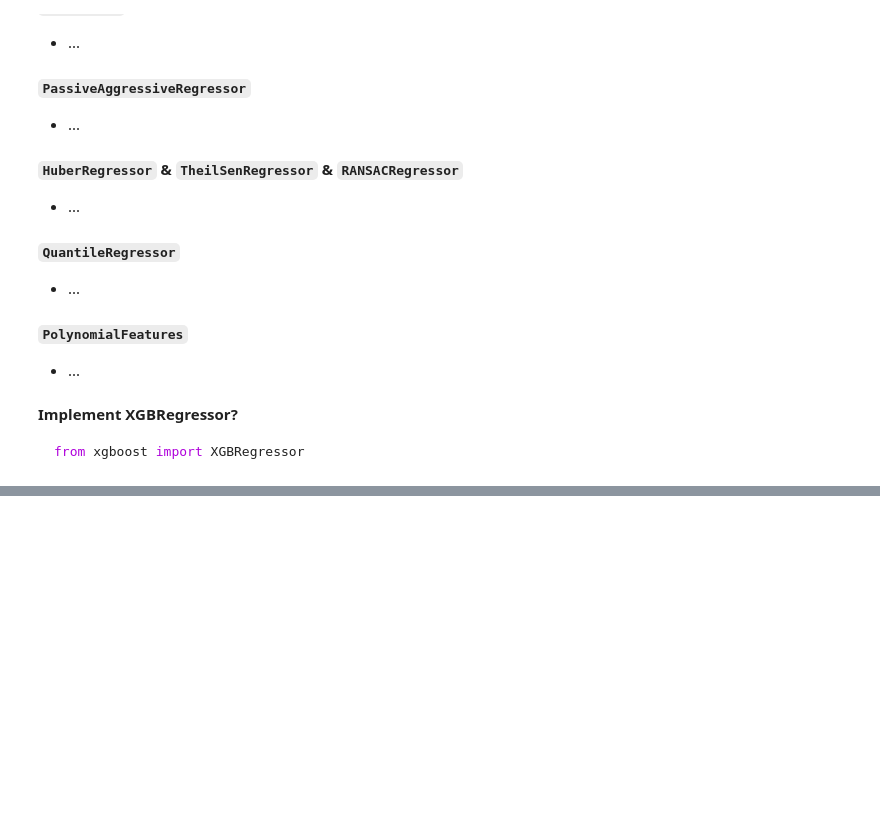
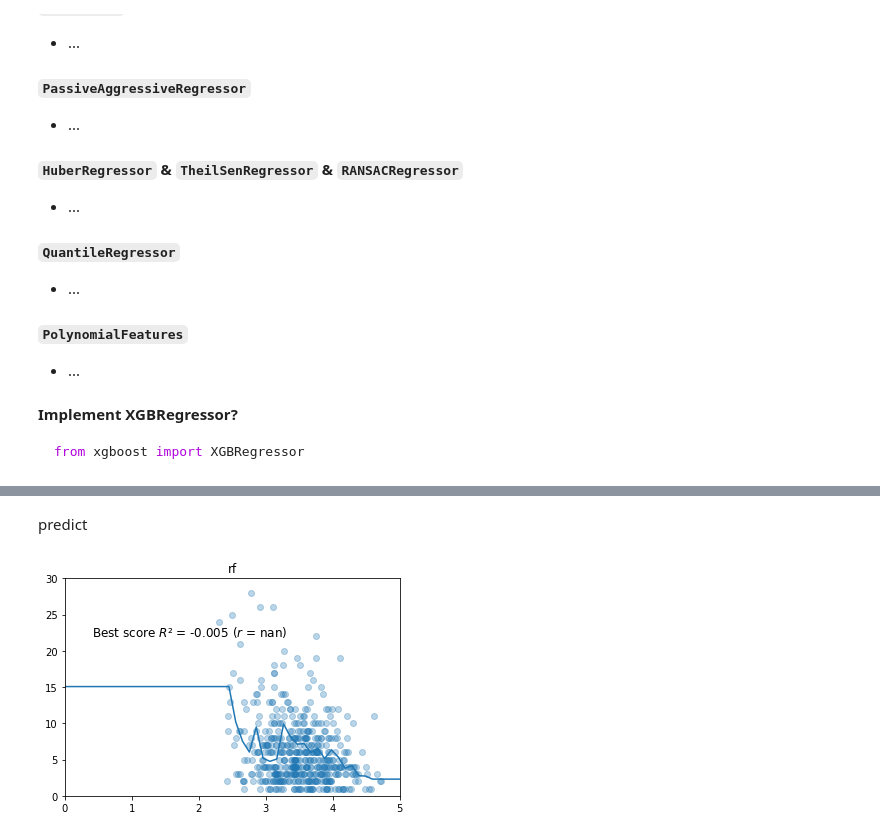
Before and after one commit to dominikpegler/internship_ml, a Jupyter notebook: playground.ipynb, the cells around one changed output, grey strips where cells are left out. Cells and saved outputs as stored; diff of their text form; code cells hidden in the pictures; blank space fills up the shorter version.

```diff
--- a/playground.ipynb
+++ b/playground.ipynb
@@ -284,0 +149,23 @@ print(r2)
+# %% [markdown]
+predict
+# %%
+import numpy as np
+import pandas as pd
+
+y_pred = result.best_estimator_.predict(X)
+
+fig, ax = plt.subplots()
+ax.scatter(X,y,alpha=0.3)
+x = pd.DataFrame(np.linspace(0,5),columns=X.columns)
+ax.plot(x.values,result.best_estimator_.predict(x))
+ax.title.set_text(reg_type)
+try:
+    plt.text(0.4, 25, f"y = {result.best_estimator_.coef_[0].round(2)}x + {result.best_estimator_.intercept_.round(2)}", fontsize=12)
+except:
+    ...
+plt.text(0.4, 22, f"Best score $R²$ = {result.best_score_.round(3)} ($r$ = {(result.best_score_.round(3)**(1/2)).round(2)})", fontsize=12)
+ax.set_ylim(0,30)
+ax.set_xlim(0,5)
+fig.savefig("predictions_"+reg_type+".png")
+# %% [output]
+[figure, added]
```
Also changed, not shown: parts of 17 cells of this notebook, 4 other files.
